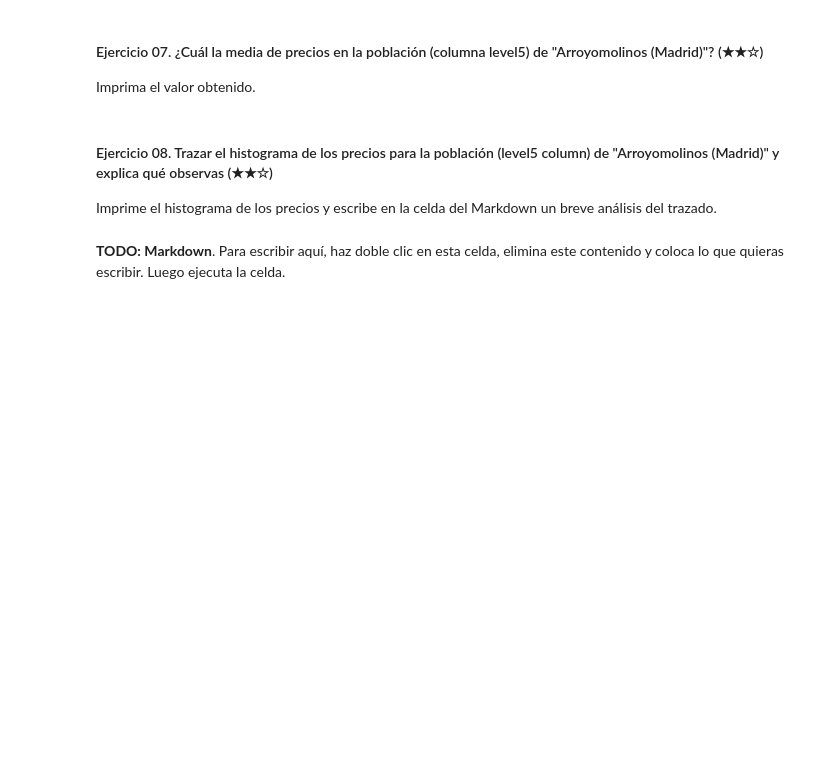
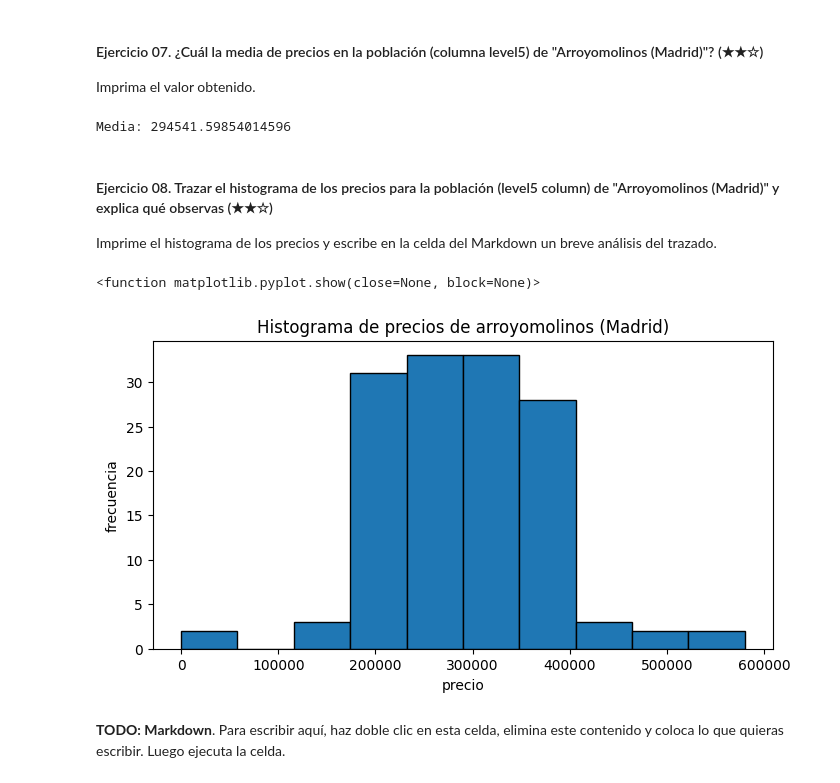
Before and after one commit to 4GeeksAcademy/realestate-datacleanup-exercise, a Jupyter notebook: project.es.ipynb, the cells around one changed output. Drawn from its saved outputs; the diff is of its cells as text; code cells hidden in the pictures; blank space fills up the shorter version.

```diff
--- a/project.es.ipynb
+++ b/project.es.ipynb
@@ -84,12 +178,31 @@ Imprima una comparación entre las dimensiones del DataFrame original versus el
 Imprima el valor obtenido.
 # %%
 # TODO
+filtrado = ds['level5'] == 'Arroyomolinos (Madrid)'
+#print(filtrado)
+
+ds_precios = ds[filtrado]
+#print(ds_precios)
+
+print("Media:", ds_precios['price'].mean())
+# %% [output]
+Media: 294541.59854014596
 # %% [markdown]
 #### Ejercicio 08. Trazar el histograma de los precios para la población (level5 column) de "Arroyomolinos (Madrid)" y explica qué observas (★★☆)
 
 Imprime el histograma de los precios y escribe en la celda del Markdown un breve análisis del trazado.
 # %%
 # TODO: Code
+
+plt.figure(figsize = (8,4))
+plt.hist(ds_precios['price'],bins = 10, edgecolor = 'black')
+plt.title('Histograma de precios de arroyomolinos (Madrid)')
+plt.xlabel('precio')
+plt.ylabel('frecuencia')
+plt.show
+# %% [output]
+<function matplotlib.pyplot.show(close=None, block=None)>
+[figure, added]
 # %% [markdown]
 **TODO: Markdown**. Para escribir aquí, haz doble clic en esta celda, elimina este contenido y coloca lo que quieras escribir. Luego ejecuta la celda.
 # %% [markdown]
```
Also changed, not shown: parts of 19 cells of this notebook.
